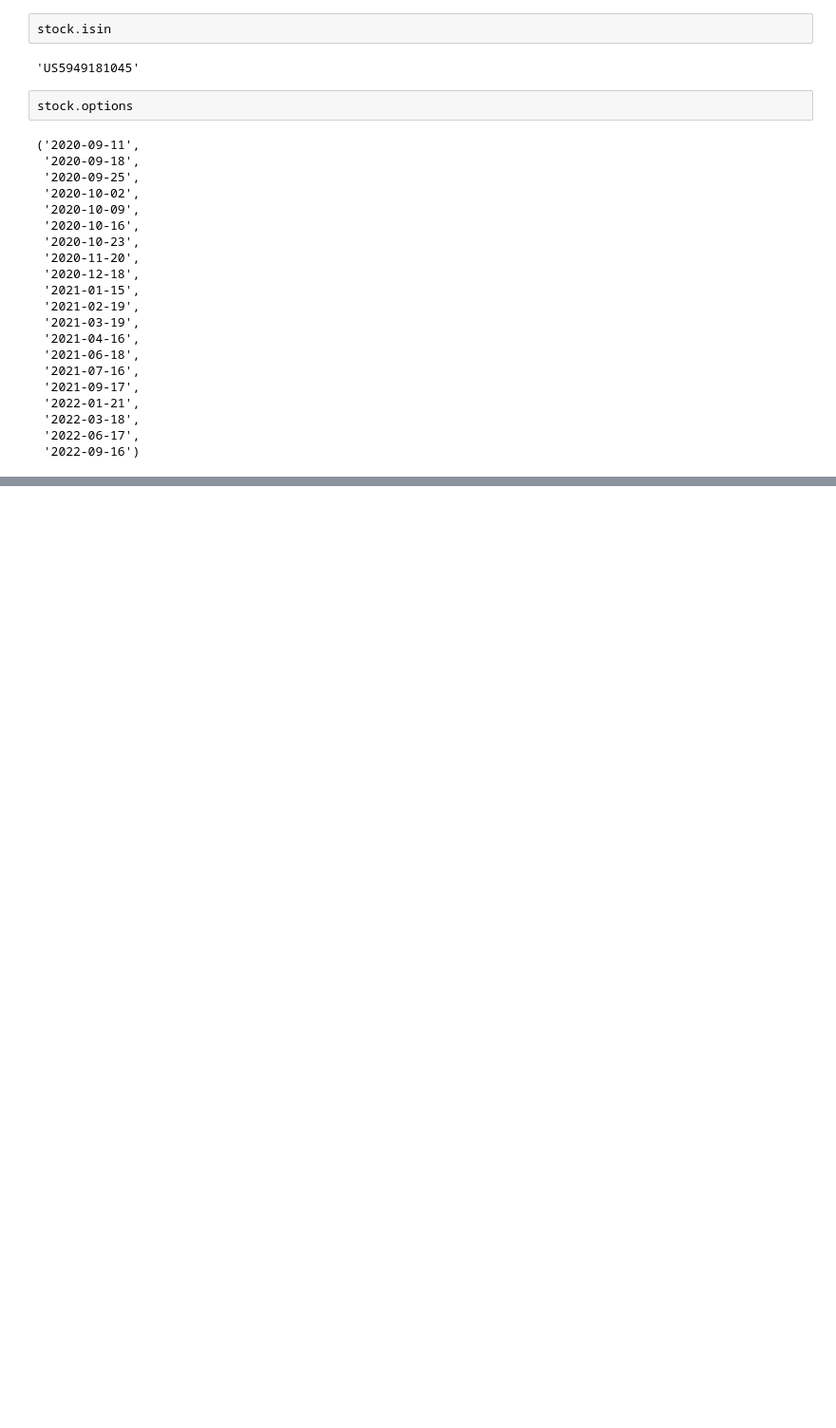
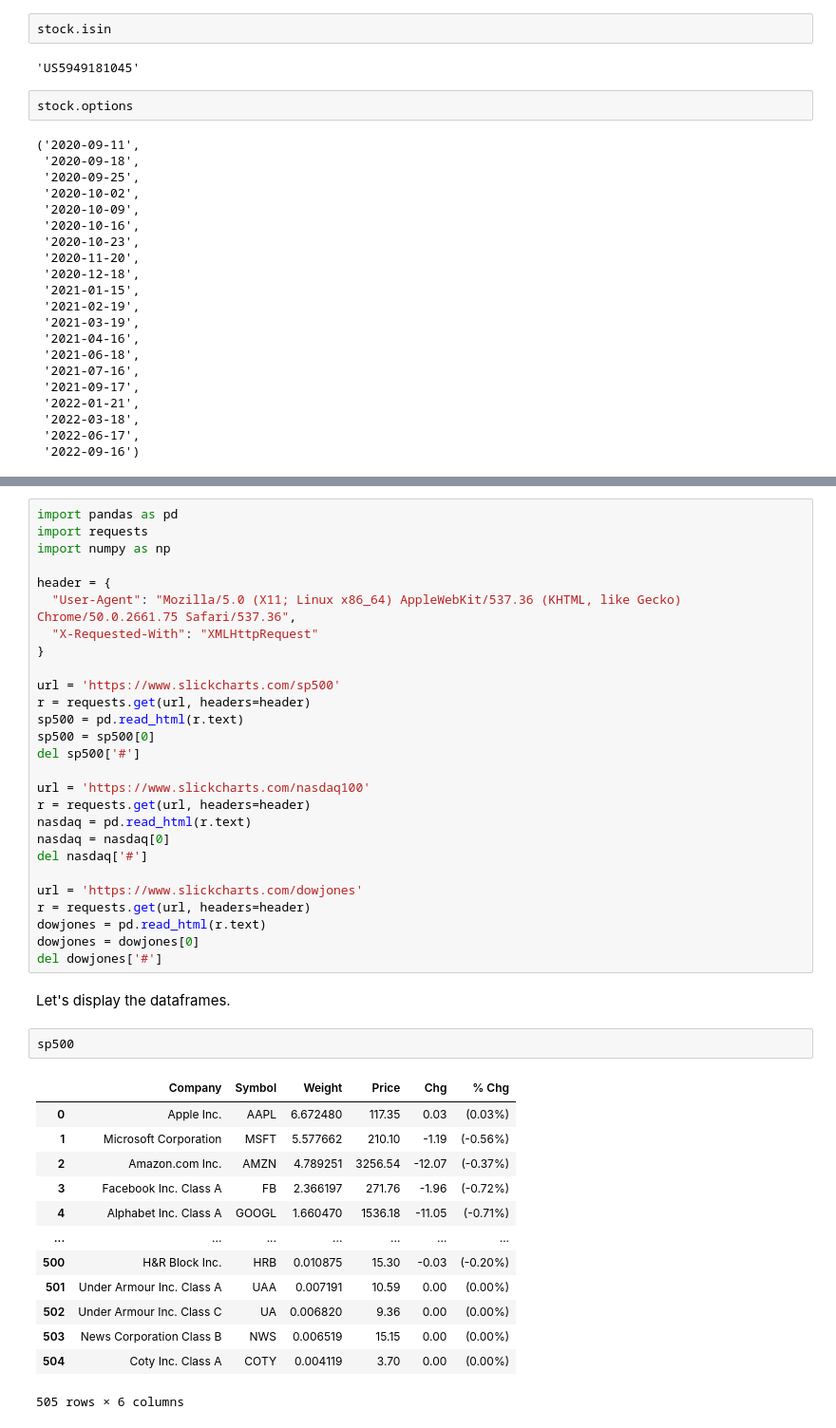
Before and after one commit to tae898/stockmarket, a Jupyter notebook: 01_overview.ipynb, the cells around one changed output, grey strips where cells are left out. Shown at 95% size. Drawn from its saved outputs; the diff is of its cells as text; blank space fills up the shorter version.

```diff
--- a/01_overview.ipynb
+++ b/01_overview.ipynb
@@ -267,0 +278,45 @@ stock.options
+# %%
+import pandas as pd
+import requests
+import numpy as np
+
+header = {
+  "User-Agent": "Mozilla/5.0 (X11; Linux x86_64) AppleWebKit/537.36 (KHTML, like Gecko) Chrome/50.0.2661.75 Safari/537.36",
+  "X-Requested-With": "XMLHttpRequest"
+}
+
+url = 'https://www.slickcharts.com/sp500'
+r = requests.get(url, headers=header)
+sp500 = pd.read_html(r.text)
+sp500 = sp500[0]
+del sp500['#']
+
+url = 'https://www.slickcharts.com/nasdaq100'
+r = requests.get(url, headers=header)
+nasdaq = pd.read_html(r.text)
+nasdaq = nasdaq[0]
+del nasdaq['#']
+
+url = 'https://www.slickcharts.com/dowjones'
+r = requests.get(url, headers=header)
+dowjones = pd.read_html(r.text)
+dowjones = dowjones[0]
+del dowjones['#']
+# %% [markdown]
+Let's display the dataframes.
+# %%
+sp500
+# %% [output]
+|  | Company | Symbol | Weight | Price | Chg | % Chg |
+| 0 | Apple Inc. | AAPL | 6.672480 | 117.35 | 0.03 | (0.03%) |
+| 1 | Microsoft Corporation | MSFT | 5.577662 | 210.10 | -1.19 | (-0.56%) |
+| 2 | Amazon.com Inc. | AMZN | 4.789251 | 3256.54 | -12.07 | (-0.37%) |
+| 3 | Facebook Inc. Class A | FB | 2.366197 | 271.76 | -1.96 | (-0.72%) |
+| 4 | Alphabet Inc. Class A | GOOGL | 1.660470 | 1536.18 | -11.05 | (-0.71%) |
+| ... | ... | ... | ... | ... | ... | ... |
+| 500 | H&R Block Inc. | HRB | 0.010875 | 15.30 | -0.03 | (-0.20%) |
+| 501 | Under Armour Inc. Class A | UAA | 0.007191 | 10.59 | 0.00 | (0.00%) |
+| 502 | Under Armour Inc. Class C | UA | 0.006820 | 9.36 | 0.00 | (0.00%) |
+| 503 | News Corporation Class B | NWS | 0.006519 | 15.15 | 0.00 | (0.00%) |
+| 504 | Coty Inc. Class A | COTY | 0.004119 | 3.70 | 0.00 | (0.00%) |
+505 rows × 6 columns
```
Also changed, not shown: parts of 19 cells of this notebook.
